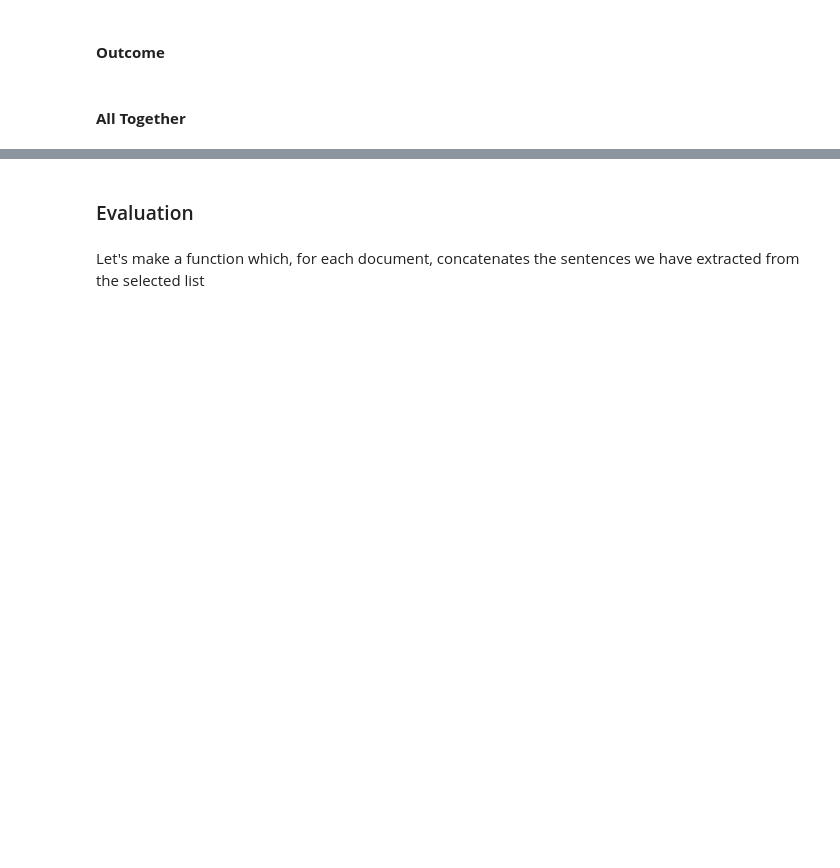
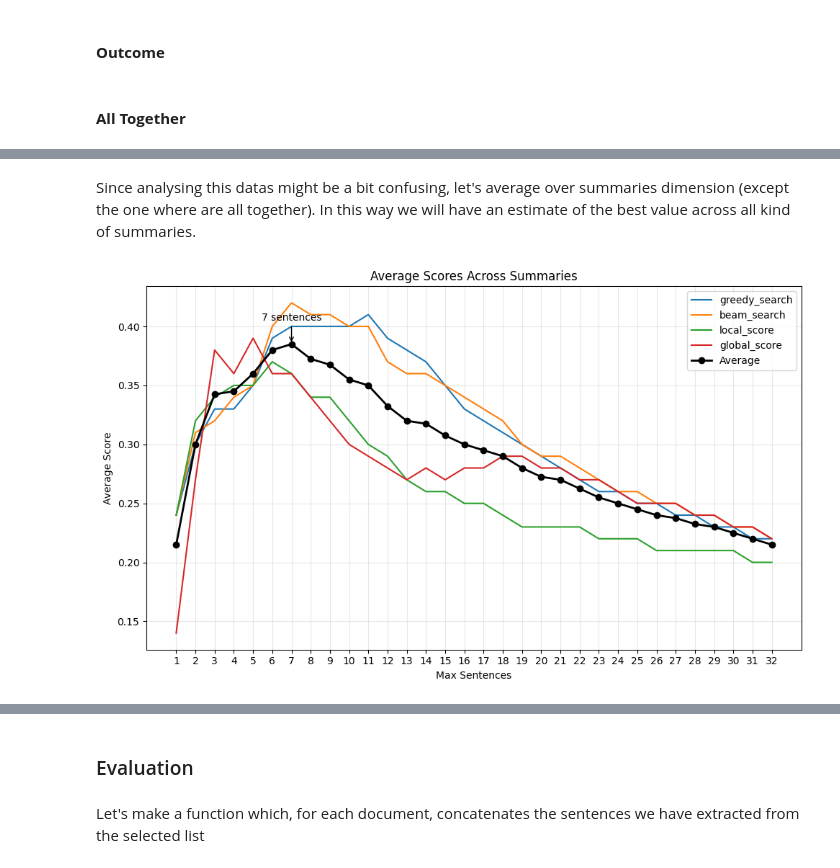
Before and after one commit to fedemarchits/Extractive-Summarization-with-LLMs-and-Heuristics, a Jupyter notebook: TrackB.ipynb, the cells around one changed output, grey strips where cells are left out. Cells and saved outputs as stored; diff of their text form; code cells hidden in the pictures; blank space fills up the shorter version.

Commit message:
Added grid search, first part

```diff
--- a/TrackB.ipynb
+++ b/TrackB.ipynb
@@ -322,0 +364,2 @@ TODO
+# %%
+score = get_avg_score(results, evaluation_criteria)
@@ -322,0 +458,2 @@ TODO
+# %% [markdown]
+Since analysing this datas might be a bit confusing, let's average over summaries dimension (except the one where are all together). In this way we will have an estimate of the best value across all kind of summaries.
@@ -322,0 +484,45 @@ TODO
+# %%
+import matplotlib.pyplot as plt
+
+def plot_avg_score(result, title="Average Scores Across Summaries"):
+    max_sent_list = sorted(result.keys(), reverse=True)
+    heuristics = list(next(iter(result.values())).keys())
+
+    plt.figure(figsize=(10, 6))
+
+    # Plot individual heuristic lines
+    for heur in heuristics:
+        y_values = [result[max_sent][heur] for max_sent in max_sent_list]
+        plt.plot(max_sent_list, y_values, label=heur)
+
+    # Compute the average across heuristics
+    avg_values = [
+        sum(result[max_sent][heur] for heur in heuristics) / len(heuristics)
+        for max_sent in max_sent_list
+    ]
+    plt.plot(max_sent_list, avg_values, marker='o', color='black', label='Average', linewidth=2)
+
+    # Find the max point of the average line
+    max_idx = avg_values.index(max(avg_values))
+    max_x = max_sent_list[max_idx]
+    max_y = avg_values[max_idx]
+
+    # Annotate the max point
+    plt.annotate(f'{max_x} sentences',
+             xy=(max_x, max_y), xytext=(max_x, max_y + 0.02),
+             arrowprops=dict(facecolor='black', arrowstyle='->'),
+             ha='center')
+
+
+    plt.xlabel("Max Sentences")
+    plt.ylabel("Average Score")
+    plt.title(title)
+    plt.xticks(max_sent_list)
+    plt.legend()
+    plt.grid(True, alpha=0.3)  # more transparent grid
+    plt.tight_layout()
+    plt.show()
+# %%
+plot_avg_score(avg_score)
+# %% [output]
+[figure, added]
```
Also changed, not shown: parts of 17 cells of this notebook.
